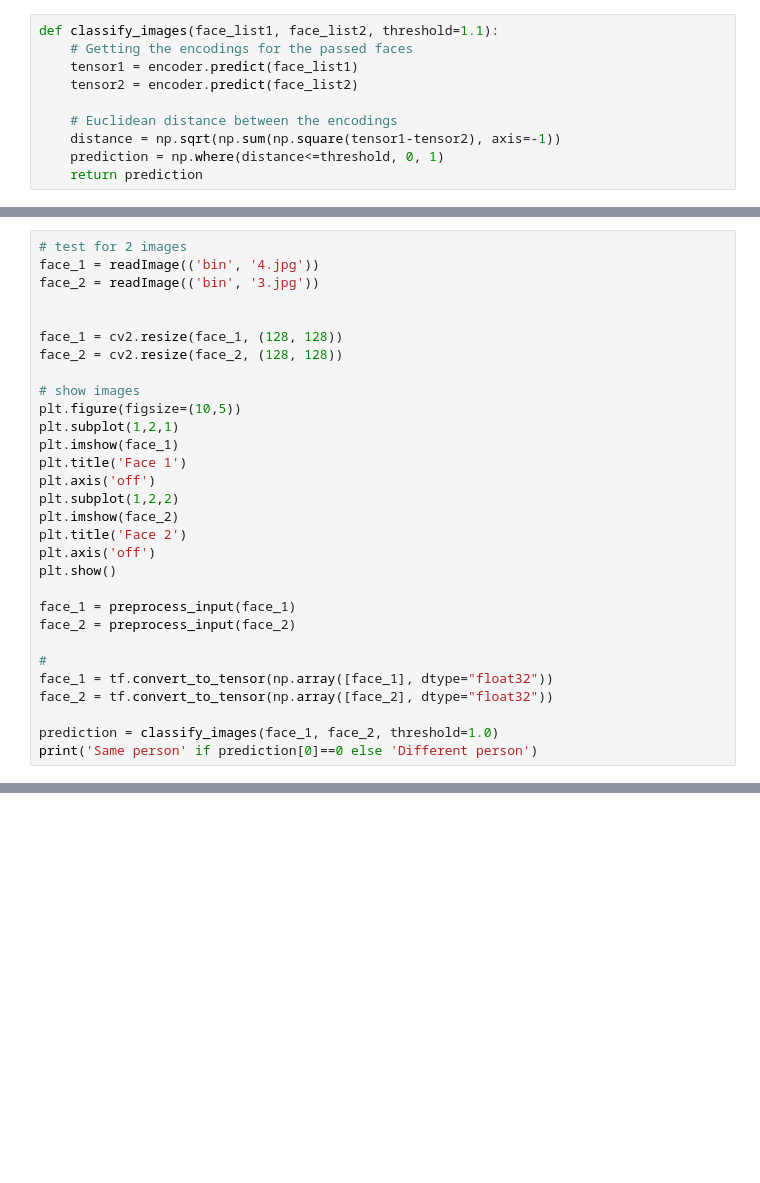
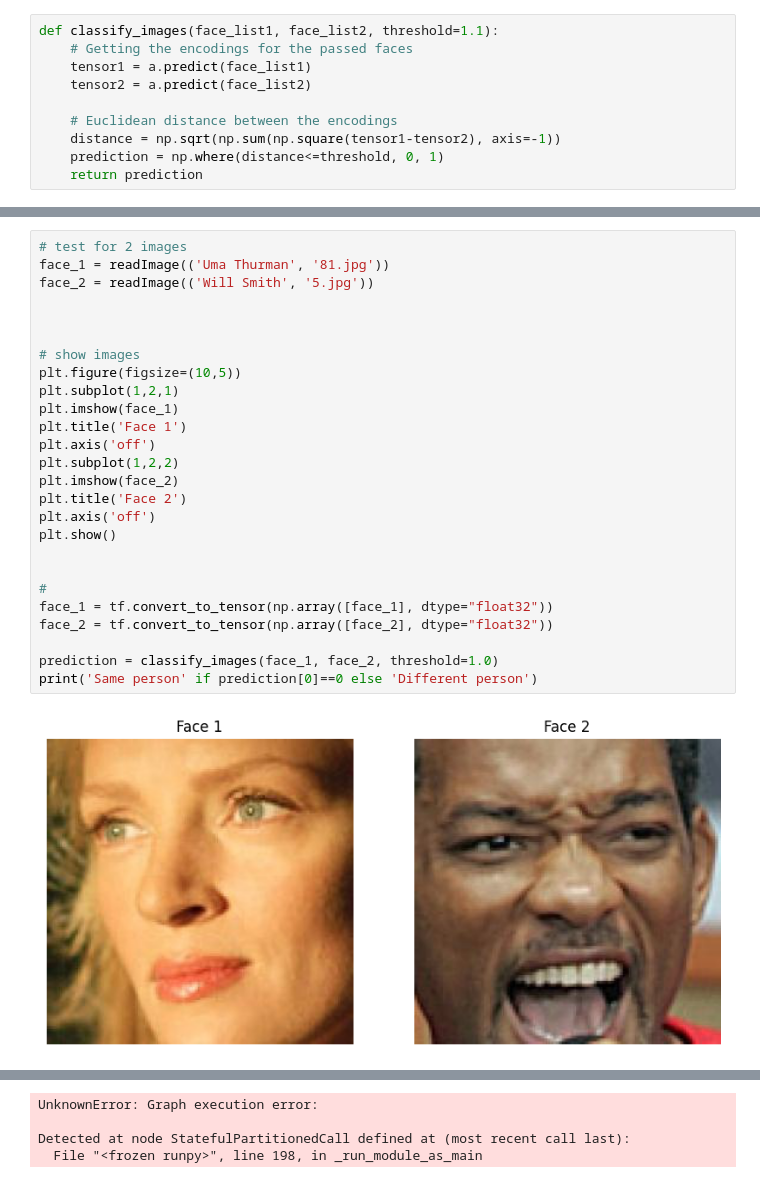
Before and after one commit to Hi0s/FaceRecognition, a Jupyter notebook: Siamese_Celeb.ipynb, the cells around one changed output, grey strips where cells are left out. Cells and saved outputs as stored; diff of their text form; blank space fills up the shorter version.

```diff
--- a/Siamese_Celeb.ipynb
+++ b/Siamese_Celeb.ipynb
@@ -420,8 +427,8 @@ FileNotFoundError: [Errno 2] Unable to synchronously open file (unable to open f
 # %%
 def classify_images(face_list1, face_list2, threshold=1.1):
     # Getting the encodings for the passed faces
-    tensor1 = encoder.predict(face_list1)
-    tensor2 = encoder.predict(face_list2)
+    tensor1 = a.predict(face_list1)
+    tensor2 = a.predict(face_list2)
 
     # Euclidean distance between the encodings
     distance = np.sqrt(np.sum(np.square(tensor1-tensor2), axis=-1))
@@ -492,30 +507,28 @@ ModelMetrics(pos_list, neg_list)
 # %%
 # test for 2 images
-face_1 = readImage(('bin', '4.jpg'))
-face_2 = readImage(('bin', '3.jpg'))
+face_1 = readImage(('Uma Thurman', '81.jpg'))
+face_2 = readImage(('Will Smith', '5.jpg'))
 
 
-face_1 = cv2.resize(face_1, (128, 128))
-face_2 = cv2.resize(face_2, (128, 128))
 
 # show images
 plt.figure(figsize=(10,5))
 plt.subplot(1,2,1)
 plt.imshow(face_1)
 plt.title('Face 1')
 plt.axis('off')
 plt.subplot(1,2,2)
 plt.imshow(face_2)
 plt.title('Face 2')
 plt.axis('off')
 plt.show()
 
-face_1 = preprocess_input(face_1)
-face_2 = preprocess_input(face_2)
 
 #
 face_1 = tf.convert_to_tensor(np.array([face_1], dtype="float32"))
 face_2 = tf.convert_to_tensor(np.array([face_2], dtype="float32"))
 
 prediction = classify_images(face_1, face_2, threshold=1.0)
 print('Same person' if prediction[0]==0 else 'Different person')
+# %% [output]
+[figure, added]
@@ -521,0 +552,4 @@ print('Same person' if prediction[0]==0 else 'Different person')
+UnknownError: Graph execution error:
+
+Detected at node StatefulPartitionedCall defined at (most recent call last):
+  File "<frozen runpy>", line 198, in _run_module_as_main
```
Also changed, not shown: parts of 16 cells of this notebook.
